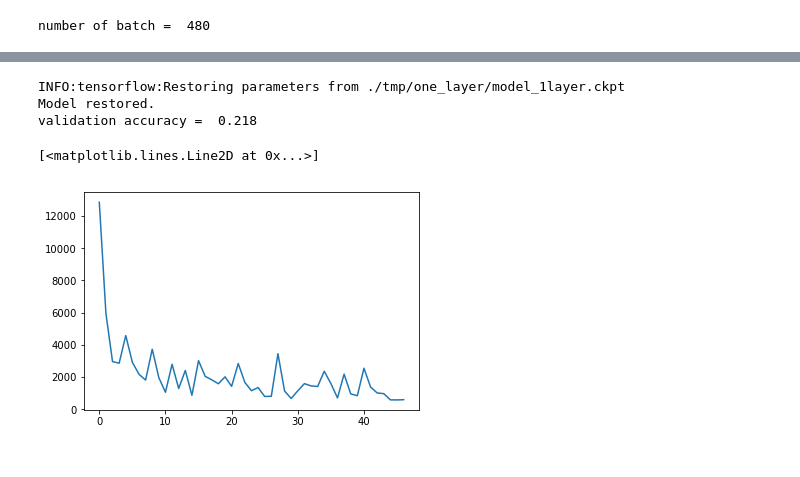
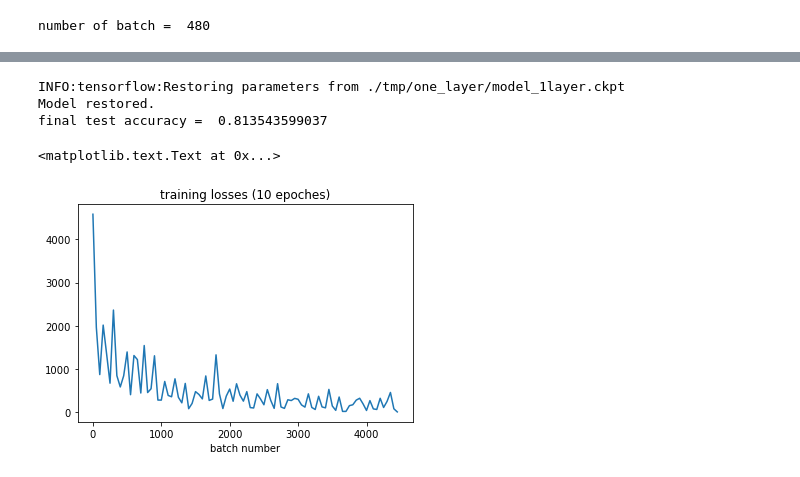
Before and after one commit to tcnguyen/ASL-Letters-Recognition, a Jupyter notebook: ASL Fingerprint Classification.ipynb, the cells around one changed output, grey strips where cells are left out. Cells and saved outputs as stored; diff of their text form; code cells hidden in the pictures.

Commit message:
results for one layer model, add test accuracy

```diff
--- a/ASL Fingerprint Classification.ipynb
+++ b/ASL Fingerprint Classification.ipynb
@@ -155,12 +155,13 @@ def get_batch(batch_number, batch_size = 128):
     #return X, y with X resized images and y labels
     min_index = batch_number * batch_size
     max_index = min(len(train_data), (batch_number+1)*batch_size)
-    n = max_index - min_index
+    return get_data(train_data[min_index: max_index], train_label_onehot[min_index: max_index])
 
-    X = np.zeros((n, WIDTH, HEIGHT, 3))
-    y = np.zeros((n, C))
-
-    return get_data(train_data[min_index: max_index], train_label_onehot[min_index: max_index])
+def get_test_batch(batch_number, batch_size = 128):
+    #return X, y with X resized images and y labels
+    min_index = batch_number * batch_size
+    max_index = min(len(test_data), (batch_number+1)*batch_size)
+    return get_data(test_data[min_index: max_index], test_label_onehot[min_index: max_index])
 # %%
 X_validation, y_validation = get_data(validation_data, validation_label_onehot)
 # %%
@@ -210,30 +211,31 @@ validation_accuracies = []
 
 saver = tf.train.Saver()
 
+epochs = 10
 
 with tf.Session() as sess:
     sess.run(init)
 
-    for i in range(11):
-        # load batch of images and correct answers
+    for _ in range(epochs):
+        for i in range(number_batch):
+            # load batch of images and correct answers
 
-        batch_X, batch_Y = get_batch(batch_number = i)
-        batch_data ={X: batch_X, Y_: batch_Y}
+            batch_X, batch_Y = get_batch(batch_number = i)
+            batch_data ={X: batch_X, Y_: batch_Y}
 
-        # train
-        sess.run(train_step, feed_dict=batch_data)
+            # train
+            sess.run(train_step, feed_dict=batch_data)
 
 
-        if i> 0 and i%10 == 0:
-            train_a, loss = sess.run([accuracy, cross_entropy], feed_dict=batch_data)
-            losses.append(loss)
-            train_accuracies.append(train_a)
+            if i> 0 and i%50 == 0:
+                train_a, loss = sess.run([accuracy, cross_entropy], feed_dict=batch_data)
+                losses.append(loss)
+                train_accuracies.append(train_a)
 
-            valid_a = sess.run(accuracy, feed_dict={X: X_validation, Y_: y_validation})
-            validation_accuracies.append(valid_a)
+                valid_a = sess.run(accuracy, feed_dict={X: X_validation, Y_: y_validation})
+                validation_accuracies.append(valid_a)
 
-            print()
-            print (i, ":", " train loss = ", loss,"; train accuracy = ", train_a, "; test accuracy = ", valid_a)
+                print (i, ":", " train loss = ", loss,"; train accuracy = ", train_a, "; test accuracy = ", valid_a)
 
     # Save the variables to disk.
     save_path = saver.save(sess, "./tmp/one_layer/model_1layer.ckpt")
@@ -244,19 +263,34 @@ Model saved in file: ./tmp/one_layer/model_1layer.ckpt
 # %%
-with tf.Session() as sess:
-    # Restore variables from disk.
-    saver.restore(sess, "./tmp/one_layer/model_1layer.ckpt")
-    print("Model restored.")
-    valid_a = sess.run(accuracy, feed_dict={X: X_validation, Y_: y_validation})
-    print("validation accuracy = ", valid_a)
+def test_accuracy():
+    with tf.Session() as sess:
+        # Restore variables from disk.
+        saver.restore(sess, "./tmp/one_layer/model_1layer.ckpt")
+        print("Model restored.")
+        N = len(test_data)
+        batch_size = 128
+        batch_number = int(N/batch_size) + 1
+        sum_correct = 0.
+        for i in range(batch_number):
+            batch_X, batch_Y = get_test_batch(i)
+            n = batch_X.shape[0]
+            a = sess.run(accuracy, feed_dict={X: batch_X, Y_: batch_Y})
+            sum_correct += a*n
+
+        test_accuracy = sum_correct/N
+        print("final test accuracy = ", test_accuracy)
+
+test_accuracy()
 # %% [output]
 INFO:tensorflow:Restoring parameters from ./tmp/one_layer/model_1layer.ckpt
 Model restored.
-validation accuracy =  0.218
+final test accuracy =  0.813543599037
 # %%
 import matplotlib.pyplot as plt
 %matplotlib inline
-# %%
-plt.plot(losses)
-# %% [output]
-[<matplotlib.lines.Line2D at 0x...>]
-[figure, removed]
+# %%
+plt.plot(np.arange(len(losses))*50,losses)
+plt.title("training losses (10 epoches)")
+plt.xlabel("batch number")
+# %% [output]
+<matplotlib.text.Text at 0x...>
+[figure, added]
```
Also changed, not shown: parts of 8 cells of this notebook, 3 other files.
